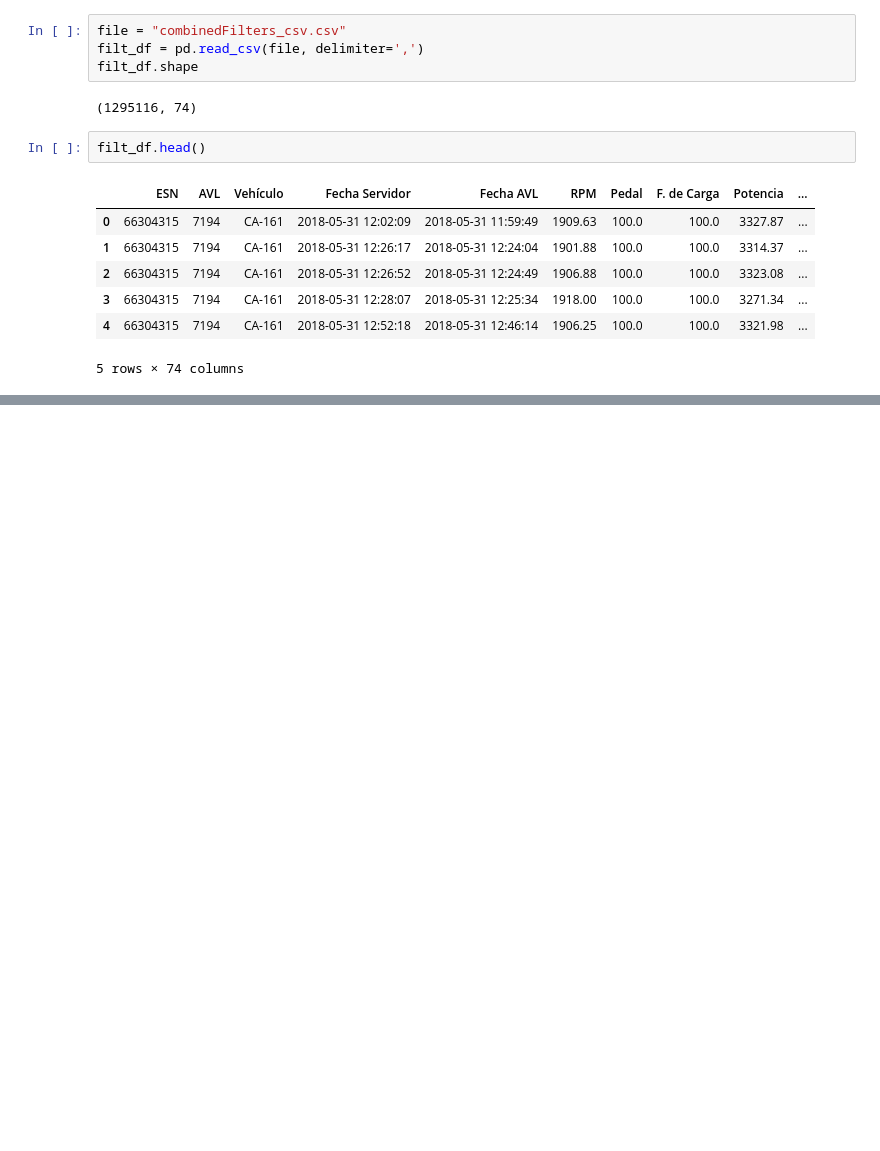
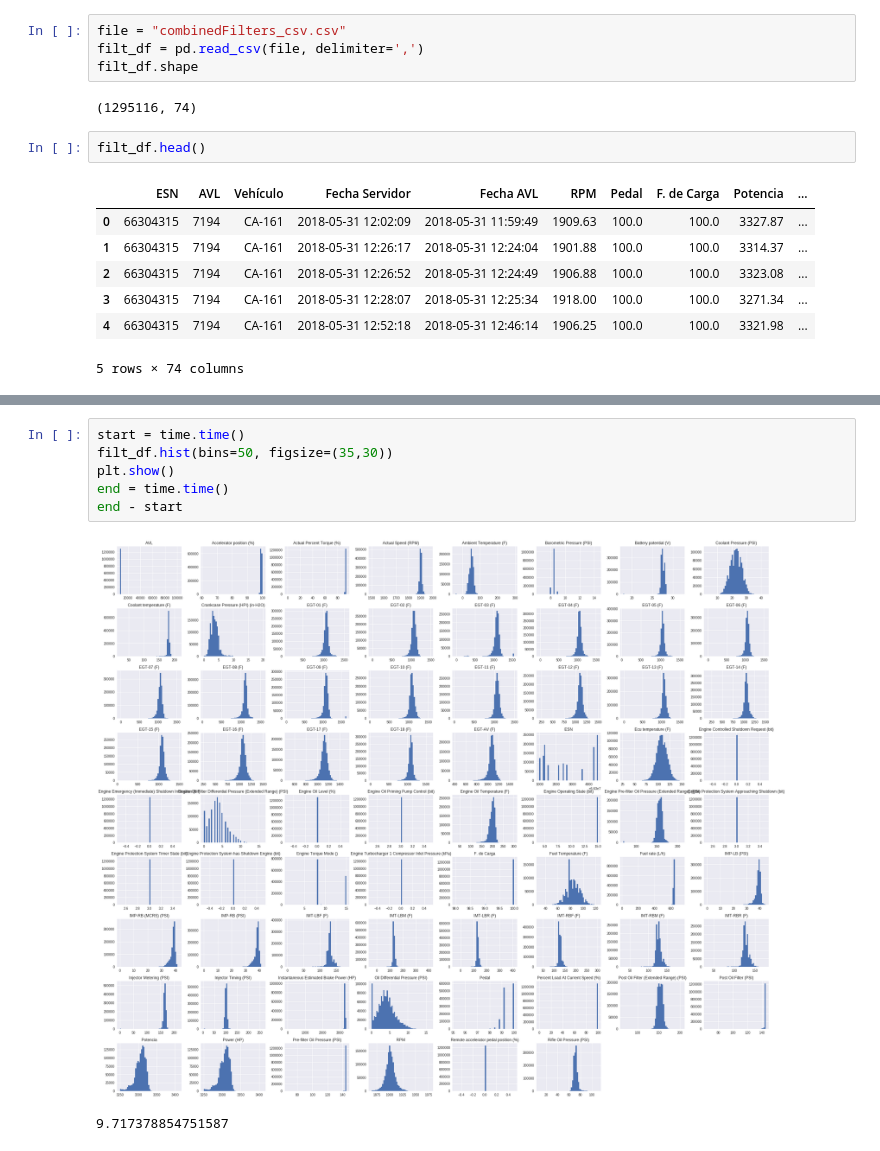
Before and after one commit to ddiazal/PredictiveMaintenance, a Jupyter notebook: filtersAnalysis.ipynb, the cells around one changed output, grey strips where cells are left out. Cells and saved outputs as stored; diff of their text form; blank space fills up the shorter version.

Commit message:
DataFrame info-  histogram plots
Printing DF head to observe columns and structure. Histogram plots to observe numerical data distribution

```diff
--- a/filtersAnalysis.ipynb
+++ b/filtersAnalysis.ipynb
@@ -24,0 +67,9 @@ filt_df.head()
+# %%
+start = time.time()
+filt_df.hist(bins=50, figsize=(35,30))
+plt.show()
+end = time.time()
+end - start
+# %% [output]
+[figure, added]
+9.717378854751587
```
Also changed, not shown: parts of 3 cells of this notebook.
